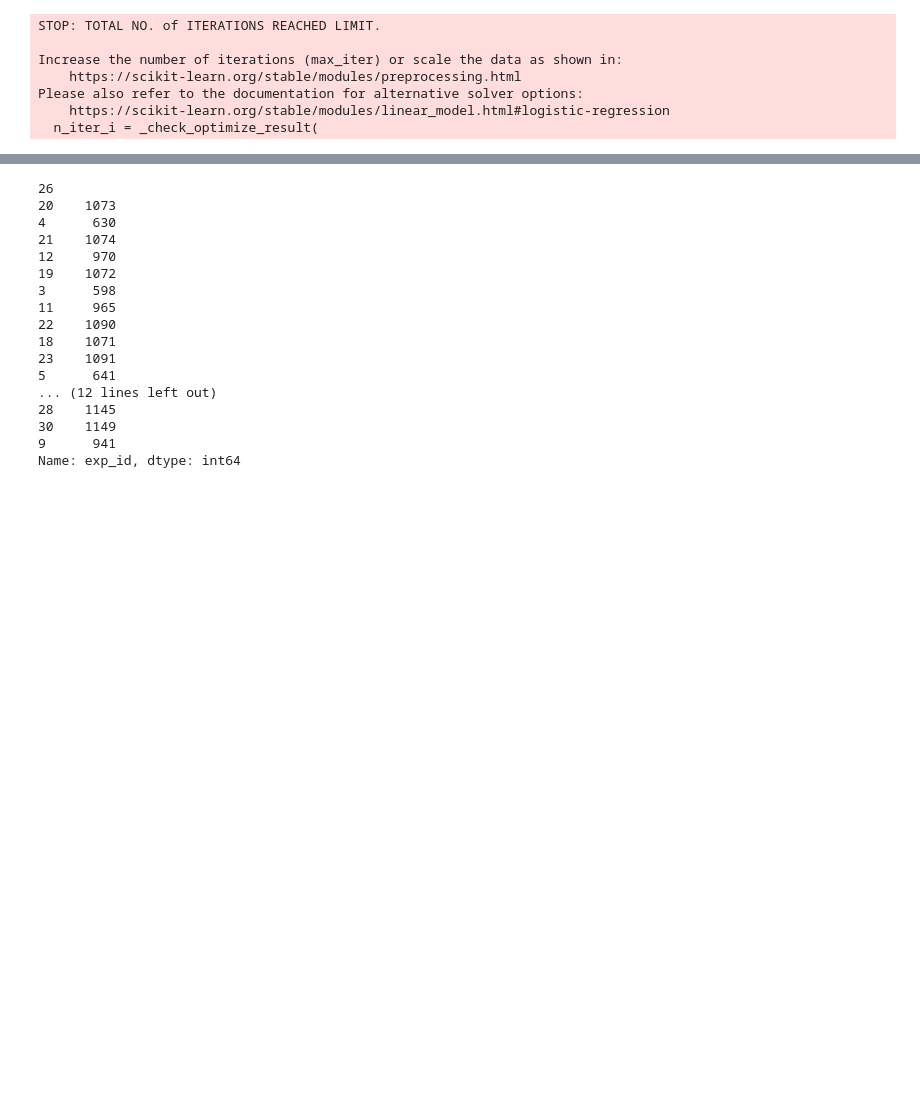
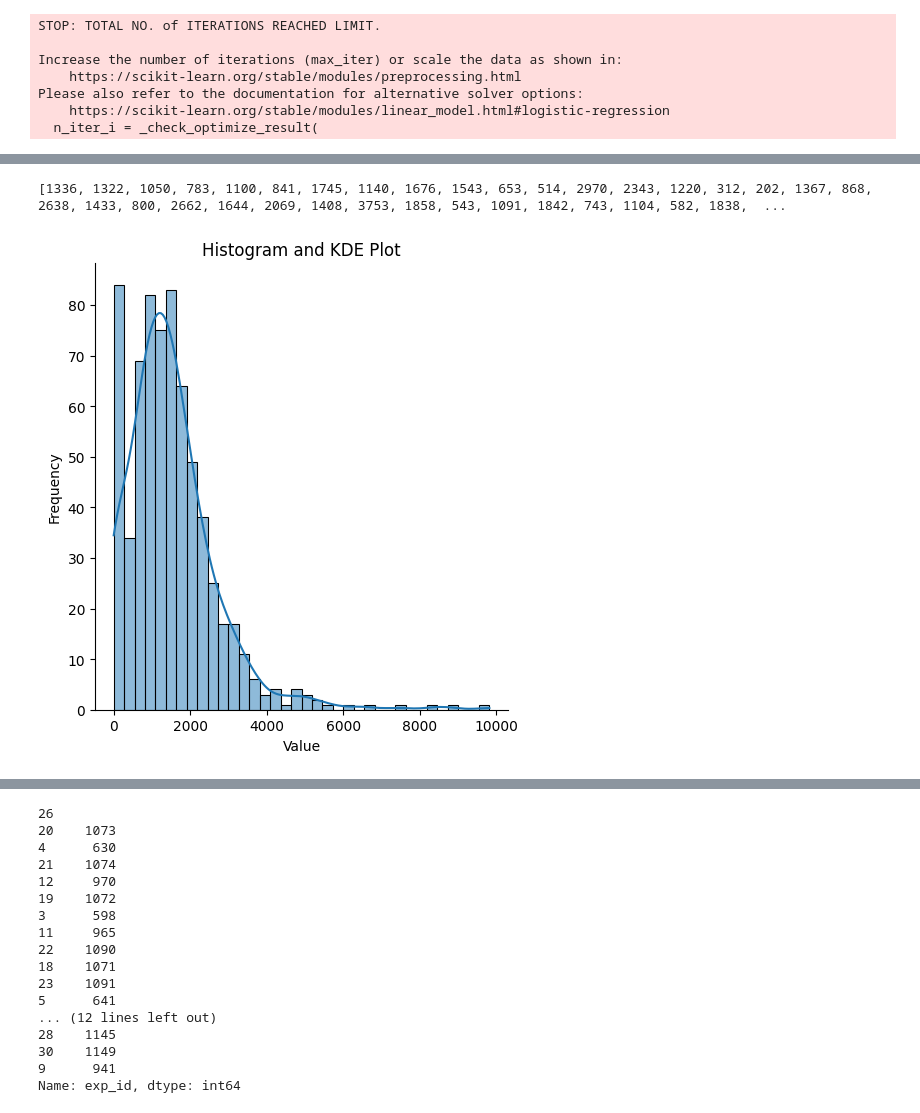
Before and after one commit to WhiteBlacken/eye_algorithm, a Jupyter notebook: model_demo_diff_final.ipynb, the cells around one changed output, grey strips where cells are left out. Cells and saved outputs as stored; diff of their text form; code cells hidden in the pictures; blank space fills up the shorter version.

```diff
--- a/model_demo_final.ipynb
+++ b/model_demo_diff_final.ipynb
@@ -170,3 +256,17 @@ Please also refer to the documentation for alternative solver options:
+# %%
+import seaborn as sns
+import matplotlib.pyplot as plt
+
+data = [row['fixation_duration'] for idx, row in not_skip_with_correct[(not_skip_with_correct['word_understand']==0)].iterrows()]
+print(data)
+sns.displot(data, kde=True)  # kde=True 表示同时绘制核密度估计图
+plt.xlabel('Value')
+plt.ylabel('Frequency')
+plt.title('Histogram and KDE Plot')
+plt.show()
+# %% [output]
+[1336, 1322, 1050, 783, 1100, 841, 1745, 1140, 1676, 1543, 653, 514, 2970, 2343, 1220, 312, 202, 1367, 868, 2638, 1433, 800, 2662, 1644, 2069, 1408, 3753, 1858, 543, 1091, 1842, 743, 1104, 582, 1838,  ...
+[figure, added]
 # %%
 # 按照 exp_id 进行分组，并对其他列进行聚合操作
 aggregated_df = df.groupby('exp_id').agg({
```
Also changed, not shown: parts of 11 cells of this notebook.
